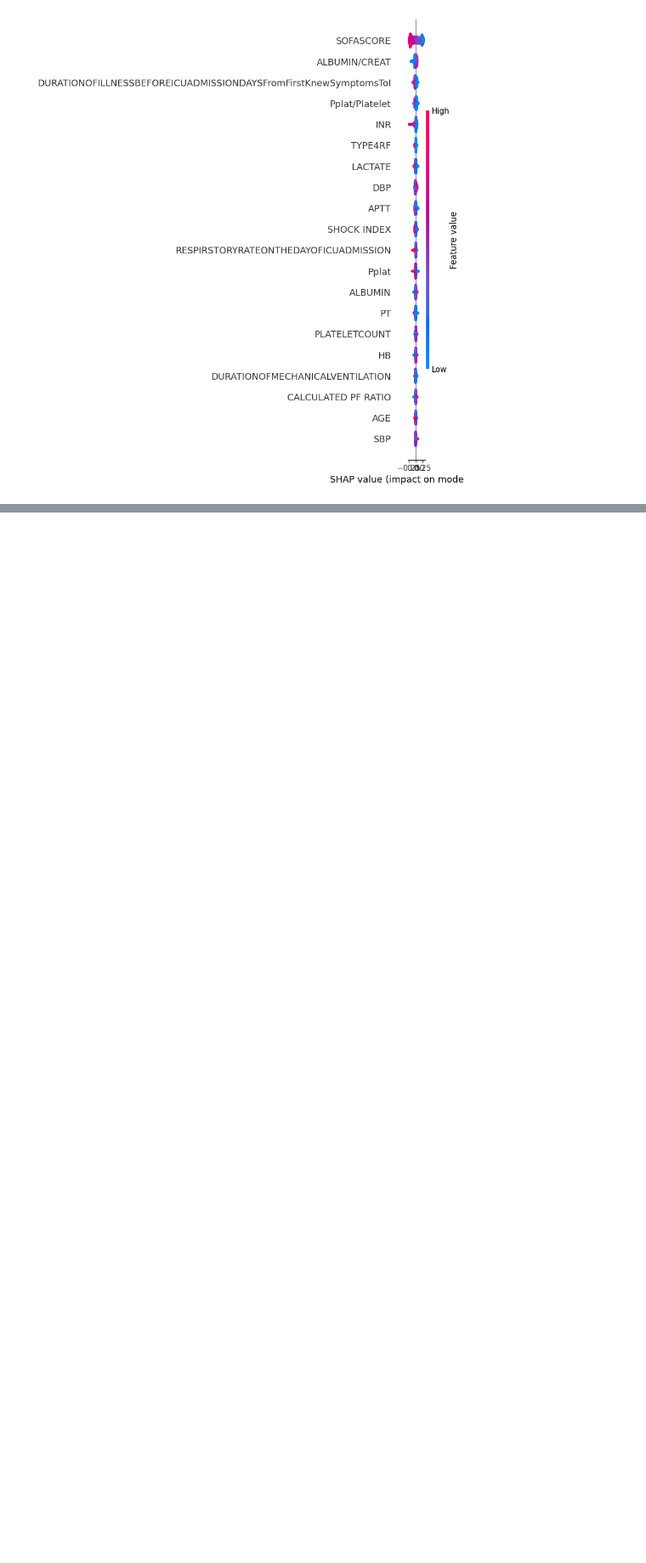
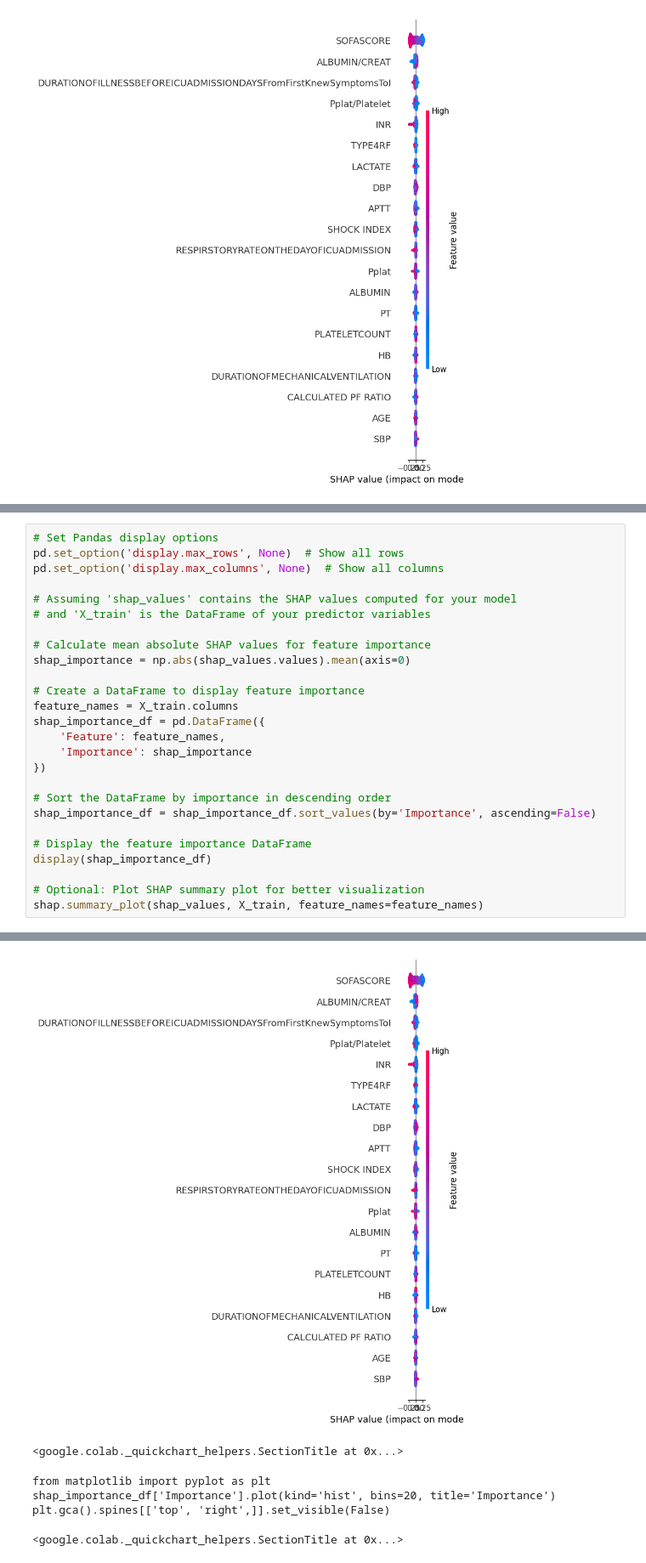
Before and after one commit to shivimendi/newproject, a Jupyter notebook: Untitled0.ipynb, the cells around one changed output, grey strips where cells are left out. Shown: that part at 85% size. Saved outputs shown, nothing was run; the diff lists cells and outputs as text; blank space fills up the shorter version.

```diff
--- a/Untitled0.ipynb
+++ b/Untitled0.ipynb
@@ -132,0 +168,27 @@ shap.summary_plot(shap_values, X_train, feature_names=feature_names)
+# %%
+# Set Pandas display options
+pd.set_option('display.max_rows', None)  # Show all rows
+pd.set_option('display.max_columns', None)  # Show all columns
+
+# Assuming 'shap_values' contains the SHAP values computed for your model
+# and 'X_train' is the DataFrame of your predictor variables
+
+# Calculate mean absolute SHAP values for feature importance
+shap_importance = np.abs(shap_values.values).mean(axis=0)
+
+# Create a DataFrame to display feature importance
+feature_names = X_train.columns
+shap_importance_df = pd.DataFrame({
+    'Feature': feature_names,
+    'Importance': shap_importance
+})
+
+# Sort the DataFrame by importance in descending order
+shap_importance_df = shap_importance_df.sort_values(by='Importance', ascending=False)
+
+# Display the feature importance DataFrame
+display(shap_importance_df)
+
+# Optional: Plot SHAP summary plot for better visualization
+shap.summary_plot(shap_values, X_train, feature_names=feature_names)
+# %% [output]
@@ -132,0 +212,6 @@ shap.summary_plot(shap_values, X_train, feature_names=feature_names)
+[figure, added]
+<google.colab._quickchart_helpers.SectionTitle at 0x...>
+from matplotlib import pyplot as plt
+shap_importance_df['Importance'].plot(kind='hist', bins=20, title='Importance')
+plt.gca().spines[['top', 'right',]].set_visible(False)
+<google.colab._quickchart_helpers.SectionTitle at 0x...>
```
Also changed, not shown: parts of 3 cells of this notebook.
